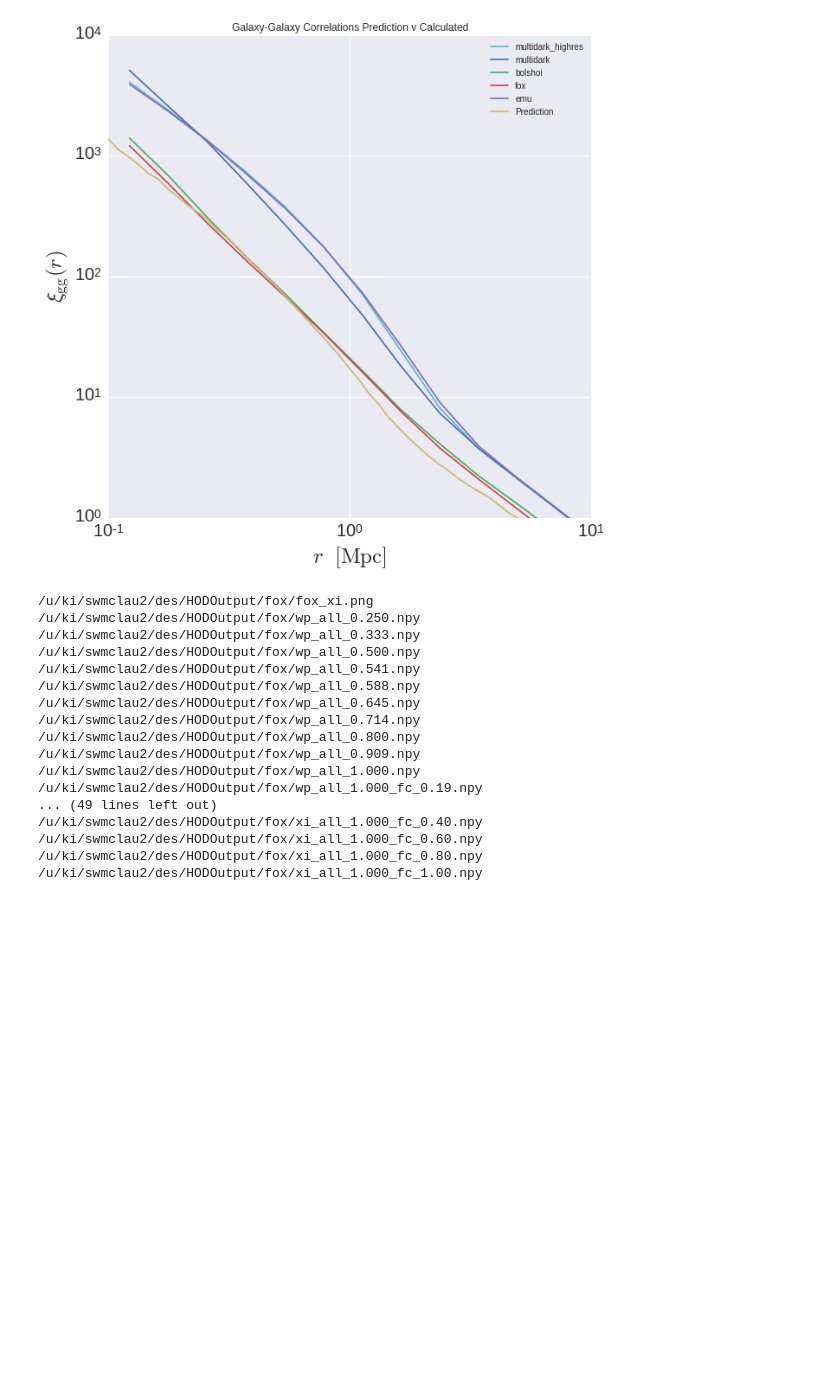
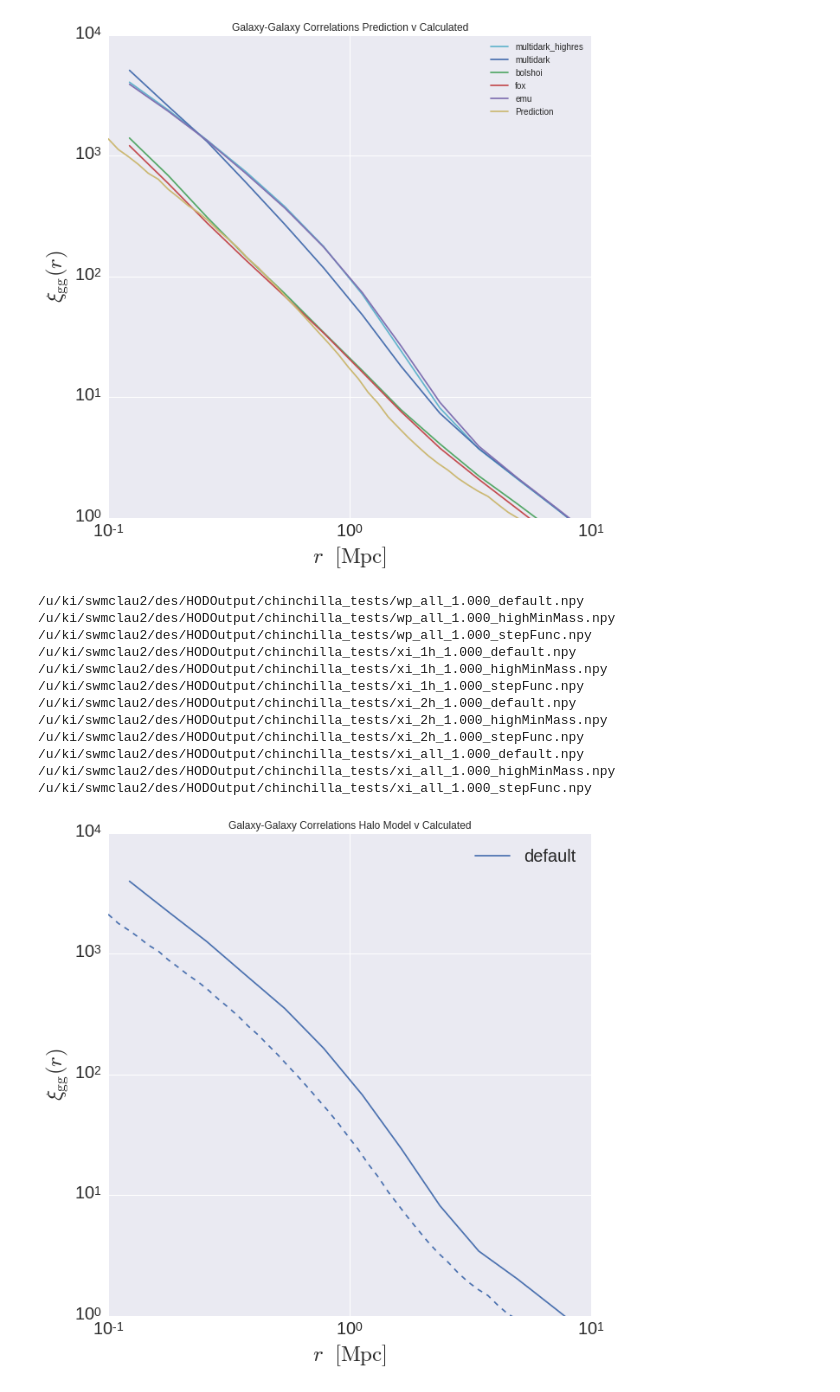
Before and after one commit to mclaughlin6464/HODEmulator, a Jupyter notebook: predictionsVCalculated.ipynb, the cells around one changed output. Saved outputs shown, nothing was run; the diff lists cells and outputs as text; code cells hidden in the pictures; blank space fills up the shorter version.

```diff
--- a/predictionsVCalculated.ipynb
+++ b/predictionsVCalculated.ipynb
@@ -116,24 +116,67 @@ plt.show()
 [figure]
 # %%
 %%bash
-ls ~/des/HODOutput/fox/*
+ls ~/des/HODOutput/chinchilla_tests/*
 # %% [output]
-/u/ki/swmclau2/des/HODOutput/fox/fox_xi.png
-/u/ki/swmclau2/des/HODOutput/fox/wp_all_0.250.npy
-/u/ki/swmclau2/des/HODOutput/fox/wp_all_0.333.npy
-/u/ki/swmclau2/des/HODOutput/fox/wp_all_0.500.npy
-/u/ki/swmclau2/des/HODOutput/fox/wp_all_0.541.npy
-/u/ki/swmclau2/des/HODOutput/fox/wp_all_0.588.npy
-/u/ki/swmclau2/des/HODOutput/fox/wp_all_0.645.npy
-/u/ki/swmclau2/des/HODOutput/fox/wp_all_0.714.npy
-/u/ki/swmclau2/des/HODOutput/fox/wp_all_0.800.npy
-/u/ki/swmclau2/des/HODOutput/fox/wp_all_0.909.npy
-/u/ki/swmclau2/des/HODOutput/fox/wp_all_1.000.npy
-/u/ki/swmclau2/des/HODOutput/fox/wp_all_1.000_fc_0.19.npy
-... (49 lines left out)
-/u/ki/swmclau2/des/HODOutput/fox/xi_all_1.000_fc_0.40.npy
-/u/ki/swmclau2/des/HODOutput/fox/xi_all_1.000_fc_0.60.npy
-/u/ki/swmclau2/des/HODOutput/fox/xi_all_1.000_fc_0.80.npy
-/u/ki/swmclau2/des/HODOutput/fox/xi_all_1.000_fc_1.00.npy
+/u/ki/swmclau2/des/HODOutput/chinchilla_tests/wp_all_1.000_default.npy
+/u/ki/swmclau2/des/HODOutput/chinchilla_tests/wp_all_1.000_highMinMass.npy
+/u/ki/swmclau2/des/HODOutput/chinchilla_tests/wp_all_1.000_stepFunc.npy
+/u/ki/swmclau2/des/HODOutput/chinchilla_tests/xi_1h_1.000_default.npy
+/u/ki/swmclau2/des/HODOutput/chinchilla_tests/xi_1h_1.000_highMinMass.npy
+/u/ki/swmclau2/des/HODOutput/chinchilla_tests/xi_1h_1.000_stepFunc.npy
+/u/ki/swmclau2/des/HODOutput/chinchilla_tests/xi_2h_1.000_default.npy
+/u/ki/swmclau2/des/HODOutput/chinchilla_tests/xi_2h_1.000_highMinMass.npy
+/u/ki/swmclau2/des/HODOutput/chinchilla_tests/xi_2h_1.000_stepFunc.npy
+/u/ki/swmclau2/des/HODOutput/chinchilla_tests/xi_all_1.000_default.npy
+/u/ki/swmclau2/des/HODOutput/chinchilla_tests/xi_all_1.000_highMinMass.npy
+/u/ki/swmclau2/des/HODOutput/chinchilla_tests/xi_all_1.000_stepFunc.npy
+# %%
+outputdir = '/u/ki/swmclau2/des/HODOutput/'
+datadir = outputdir+'chinchilla_tests_300p/'
+sim = 'chinchilla'
+a = 1.0
+data = {}
+
+#data['highMinMass'] = np.loadtxt(datadir+'xi_all_%.3f_highMinMass.npy'%a)
+#data['stepFunc'] = np.loadtxt(datadir+'xi_all_%.3f_stepFunc.npy'%a)
+data['default'] = np.loadtxt(datadir+'xi_all_%.3f_default.npy'%a)
+# %%
+predictions = {}
+#predictions['highMinMass'] = np.loadtxt(datadir+'halo_model_highMinMass.txt')
+#predictions['stepFunc'] = np.loadtxt(datadir+'halo_model_step_1.txt')
+predictions['default'] = np.loadtxt(datadir+'halo_model_default.txt')
+# %%
+colors = sns.color_palette()
+fig = plt.figure(figsize = (10,10))
+#for vn, color in zip(version_names, colors):
+for (label, xi_all), color in zip(data.iteritems(), colors):
+    #fig = plt.figure(figsize = (10,10))
+
+    rz = 1.0/a -1
+    #MPC/h v MPC issue?
+    plt.plot(rbin_centers, xi_all, alpha = 1,
+             label = label, color = color)
+    plt.plot(predictions[label][:, 0], predictions[label][:, 1], ls = '--', color = color)
+    #plt.plot(rbin_centers, data[sim][1], ls = '--', color = color)
+    #plt.plot(rbin_centers, data[vn][2], ls = '-.', color = color)
+
+#c = colors[len(data)]
+#plt.plot(prediction[:, 0], prediction[:, 1],  label = 'Halo Model', color = c)
+#plt.plot(prediction[:, 0], prediction[:, 2], ls = '--', color = c)
+
+
+plt.title('Galaxy-Galaxy Correlations Halo Model v Calculated')
+plt.xlim(xmin = 0.1, xmax = 10)
+plt.ylim(ymin = 1, ymax = 1e4)
+plt.loglog()
+plt.xticks(fontsize=20)
+plt.yticks(fontsize=20)
+plt.xlabel(r'$r $  $\rm{[Mpc]}$', fontsize=25)
+plt.ylabel(r'$\xi_{\rm gg}(r)$', fontsize=25)
+plt.legend(loc='best', fontsize=20)
+
+plt.show()
+# %% [output]
+[figure, added]
 # %%
 outputdir = '/u/ki/swmclau2/des/HODOutput/'
```
Also changed, not shown: parts of 2 cells of this notebook, 3 other files.
